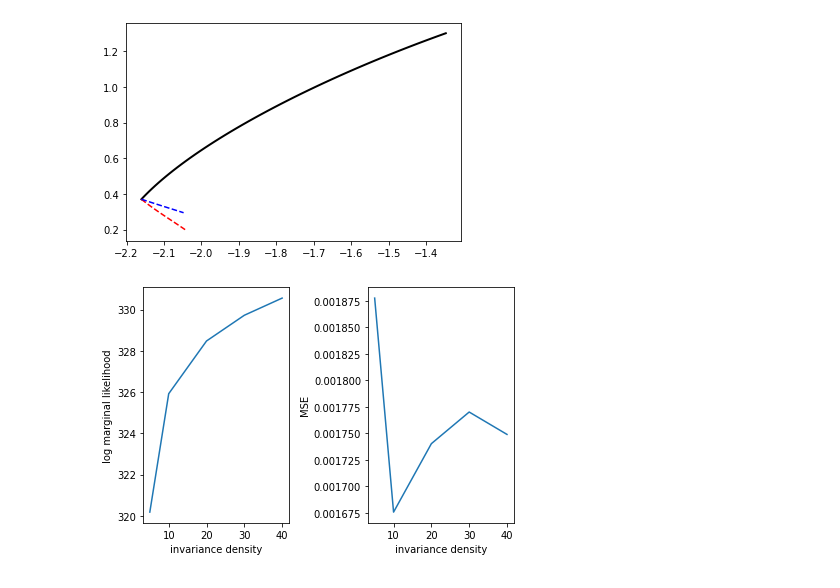
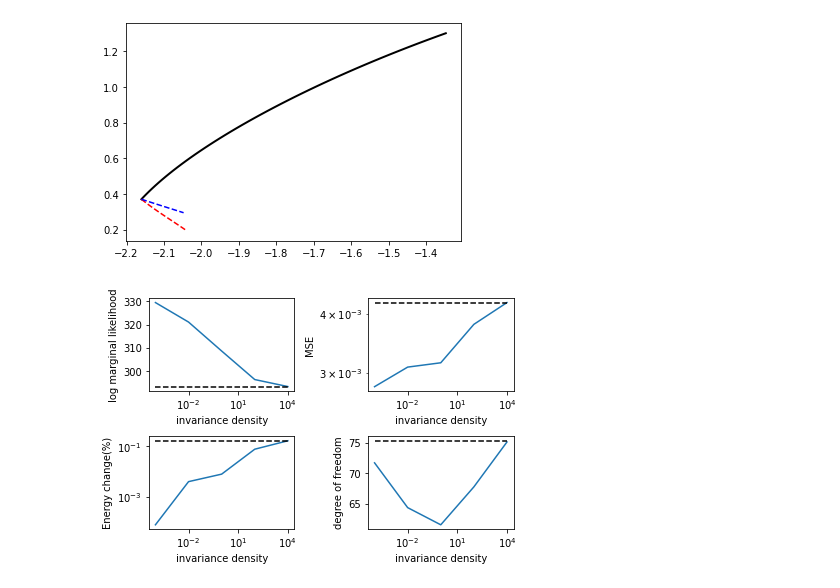
Before and after one commit to charlielao/dynamical_system_invariance_project, a Jupyter notebook: codes/run_pendulum.ipynb, the cells around one changed output. Saved outputs shown, nothing was run; the diff lists cells and outputs as text; code cells hidden in the pictures.

Commit message:
vary

```diff
--- a/codes/run_pendulum.ipynb
+++ b/codes/run_pendulum.ipynb
@@ -257,7 +250,7 @@ from invariance_functions import evaluate_model_future
 # %%
 
 mean = ZeroMean(2)
-invs =[5, 10, 20, 30, 40]
+invs =[1e-4, 1e-2, 1, 100, 10000]
 lmls = np.zeros(len(invs)+1)
 future = np.zeros(len(invs)+1)
 dofs = np.zeros(len(invs)+1)
@@ -284,8 +277,9 @@ print(evaluate_moi[0])
 
 invar_range = 3
 
-jitter = 1e-3
-for j, invar_density in enumerate(invs):
+invar_density = 20
+for j, jitter in enumerate(invs):
+    print(invar_density)
     known_kernel = get_invariance_kernel(PendulumInvariance, invar_range, invar_density, jitter) #switch
     m, *dump = get_GPR_model(known_kernel, mean,data, 500)
     lmls[j+1]=(m.log_marginal_likelihood().numpy())
@@ -322,31 +321,30 @@ plt.plot(evaluate_invariance[1][:,0],evaluate_invariance[1][:,1], "--", label="k
 # %%
 
 import matplotlib.pyplot as plt
-fig, (ax1, ax2) = plt.subplots(1, 2)
-ax1.plot(invs, lmls[1:])
-#ax1.plot(invs, np.ones(len(invs))*lmls[0],'--', color="black")
-ax1.set_ylabel("log marginal likelihood")
-ax1.set_xlabel("invariance density")
-#axs[0][0].set_xscale('log')
-ax2.plot(invs, future[1:])
-#ax2.plot(invs, np.ones(len(invs))*future[0],'--', color="black")
-ax2.set_ylabel("MSE")
-ax2.set_xlabel("invariance density")
-#axs[0][1].set_xscale('log')
-'''
+fig, (axs) = plt.subplots(2, 2)
+axs[0][0].plot(invs, lmls[1:])
+axs[0][0].plot(invs, np.ones(len(invs))*lmls[0],'--', color="black")
+axs[0][0].set_ylabel("log marginal likelihood")
+axs[0][0].set_xlabel("invariance density")
+axs[0][0].set_xscale('log')
+axs[0][1].plot(invs, future[1:])
+axs[0][1].plot(invs, np.ones(len(invs))*future[0],'--', color="black")
+axs[0][1].set_ylabel("MSE")
+axs[0][1].set_xlabel("invariance density")
+axs[0][1].set_yscale('log')
+axs[0][1].set_xscale('log')
 axs[1][0].plot(invs, abs(energies[1:]))
 axs[1][0].plot(invs, np.ones(len(invs))*energies[0],'--', color="black")
-axs[1][0].set_xlabel("jitter")
+axs[1][0].set_xlabel("invariance density")
 axs[1][0].set_ylabel("Energy change(%)")
-#axs[1][0].set_xscale('log')
+axs[1][0].set_yscale('log')
+axs[1][0].set_xscale('log')
 axs[1][1].plot(invs, dofs[1:])
 axs[1][1].plot(invs, np.ones(len(invs))*dofs[0],'--', color="black")
 axs[1][1].set_ylabel("degree of freedom")
-axs[1][1].set_xlabel("jitter")
-#axs[1][1].set_xscale('log')
-#plt.subplots_adjust(left=0.1,bottom=0.1, right=0.9, top=0.9, wspace=0.4, hspace=0.4)
-'''
+axs[1][1].set_xlabel("invariance density")
+axs[1][1].set_xscale('log')
 plt.tight_layout()
-plt.savefig("figures/vary_invariance.pdf")
+plt.savefig("figures/vary_jitter.pdf")
 # %% [output]
-[figure, old version]
+[figure, new version]
```
Also changed, not shown: parts of 4 cells of this notebook, 3 other files.
